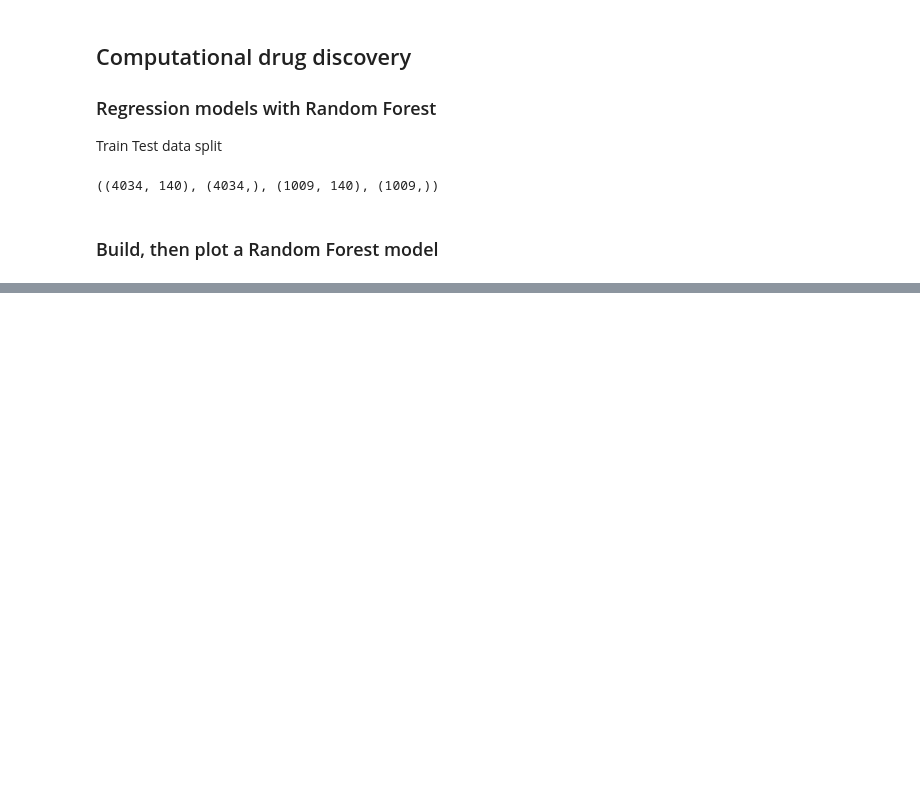
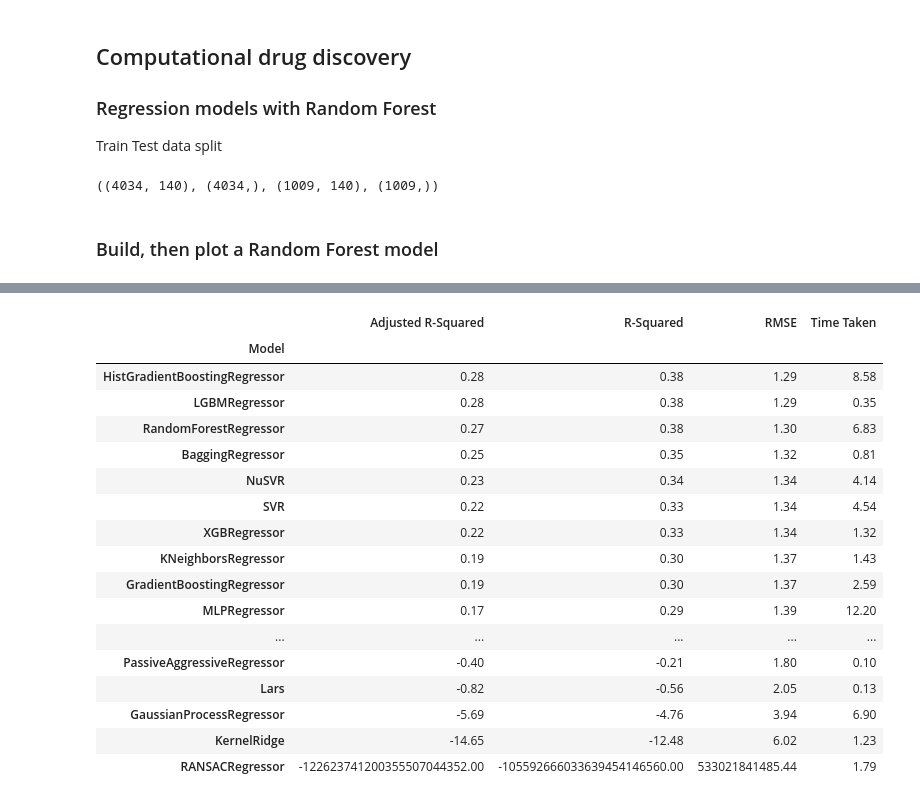
Before and after one commit to cory-walker/bitesize-bioinformatics, a Jupyter notebook: bitesize-bioinformatics.ipynb, the cells around one changed output, grey strips where cells are left out. Cells and saved outputs as stored; diff of their text form; code cells hidden in the pictures; blank space fills up the shorter version.

```diff
--- a/bitesize-bioinformatics.ipynb
+++ b/bitesize-bioinformatics.ipynb
@@ -255,0 +263,2 @@ fig.show()
+# %%
+models_test,predictions_test = LazyRegressor(verbose=0, ignore_warnings=True, custom_metric=None).fit(x_train, x_test, y_train, y_test)
@@ -255,0 +288,21 @@ fig.show()
+# %%
+predictions_test
+# %% [output]
+|  | Adjusted R-Squared | R-Squared | RMSE | Time Taken |
+| Model |  |  |  |  |
+| HistGradientBoostingRegressor | 0.28 | 0.38 | 1.29 | 8.58 |
+| LGBMRegressor | 0.28 | 0.38 | 1.29 | 0.35 |
+| RandomForestRegressor | 0.27 | 0.38 | 1.30 | 6.83 |
+| BaggingRegressor | 0.25 | 0.35 | 1.32 | 0.81 |
+| NuSVR | 0.23 | 0.34 | 1.34 | 4.14 |
+| SVR | 0.22 | 0.33 | 1.34 | 4.54 |
+| XGBRegressor | 0.22 | 0.33 | 1.34 | 1.32 |
+| KNeighborsRegressor | 0.19 | 0.30 | 1.37 | 1.43 |
+| GradientBoostingRegressor | 0.19 | 0.30 | 1.37 | 2.59 |
+| MLPRegressor | 0.17 | 0.29 | 1.39 | 12.20 |
+| ... | ... | ... | ... | ... |
+| PassiveAggressiveRegressor | -0.40 | -0.21 | 1.80 | 0.10 |
+| Lars | -0.82 | -0.56 | 2.05 | 0.13 |
+| GaussianProcessRegressor | -5.69 | -4.76 | 3.94 | 6.90 |
+| KernelRidge | -14.65 | -12.48 | 6.02 | 1.23 |
+| RANSACRegressor | -122623741200355507044352.00 | -105592666033639454146560.00 | 533021841485.44 | 1.79 |
```
Also changed, not shown: parts of 10 cells of this notebook.
